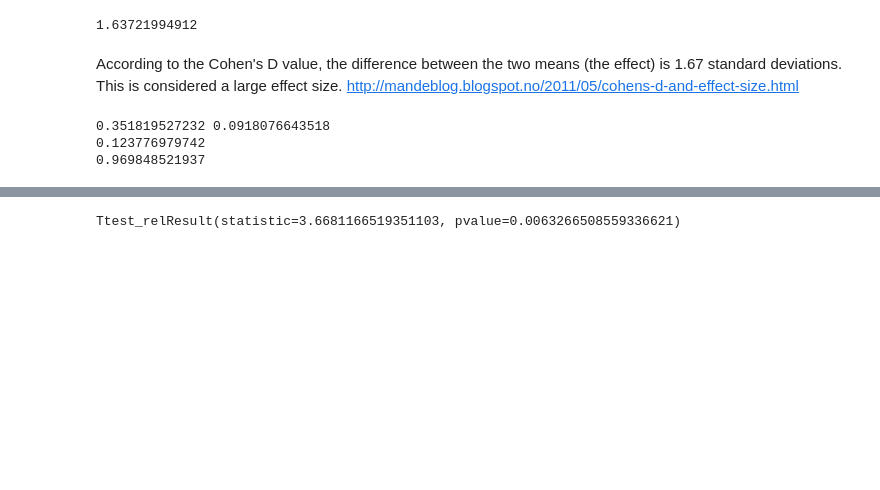
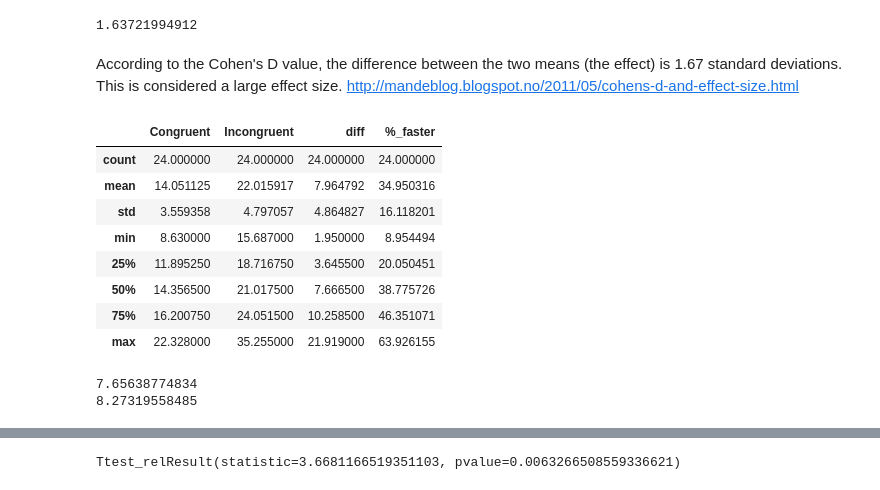
Before and after one commit to gisledb/udacity_nanodegree, a Jupyter notebook: ipython_notebooks/p1_statistics/p1_statistics.ipynb, the cells around one changed output, grey strips where cells are left out. Drawn from its saved outputs; the diff is of its cells as text; code cells hidden in the pictures; blank space fills up the shorter version.

Commit message:
Significance testing: completed alpha level, critical t-value, confidence intervals

```diff
--- a/ipython_notebooks/p1_statistics/p1_statistics.ipynb
+++ b/ipython_notebooks/p1_statistics/p1_statistics.ipynb
@@ -142,20 +157,42 @@ print(cohen_d)
 According to the Cohen's D value, the difference between the two means (the effect) is 1.67 standard deviations. This is considered a large effect size.
 http://mandeblog.blogspot.no/2011/05/cohens-d-and-effect-size.html
 # %%
+# #Will most likely not include
+# slope, intercept, r_value, p_value, std_err = stats.linregress(df['Congruent'],df['Incongruent'])
 
-slope, intercept, r_value, p_value, std_err = stats.linregress(df['Congruent'],df['Incongruent'])
+# print(r_value,p_value)
+# r_squared = r_value ** 2
+# print(r_squared)
 
-print(r_value,p_value)
-r_squared = r_value ** 2
-print(r_squared)
+# r_squared2= t_statistic ** 2 / (t_statistic ** 2 + 2)
 
-r_squared2= t_statistic ** 2 / (t_statistic ** 2 + 2)
-
-print(r_squared2)
+# print(r_squared2)
-# %% [output]
-0.351819527232 0.0918076643518
-0.123776979742
-0.969848521937
+# %%
+df['diff']
+df.axes
+des_stats
+# %% [output]
+|  | Congruent | Incongruent | diff | %_faster |
+| count | 24.000000 | 24.000000 | 24.000000 | 24.000000 |
+| mean | 14.051125 | 22.015917 | 7.964792 | 34.950316 |
+| std | 3.559358 | 4.797057 | 4.864827 | 16.118201 |
+| min | 8.630000 | 15.687000 | 1.950000 | 8.954494 |
+| 25% | 11.895250 | 18.716750 | 3.645500 | 20.050451 |
+| 50% | 14.356500 | 21.017500 | 7.666500 | 38.775726 |
+| 75% | 16.200750 | 24.051500 | 10.258500 | 46.351071 |
+| max | 22.328000 | 35.255000 | 21.919000 | 63.926155 |
+# %%
+#Updating the descriptive statistics data frame to include diff
+des_stats = df.describe()
+#Setting the confidence interval
+ci_low,ci_high = stats.t.interval(alpha = al_lv, df = deg_free,loc = des_stats.loc['mean','diff'], \
+                 scale = des_stats.loc['std']['diff'])
+
+print(ci_low)
+print(ci_high)
+# %% [output]
+7.65638774834
+8.27319558485
 # %% [markdown]
 paired t-test
 cohen's d
```
Also changed, not shown: parts of 3 cells of this notebook.
